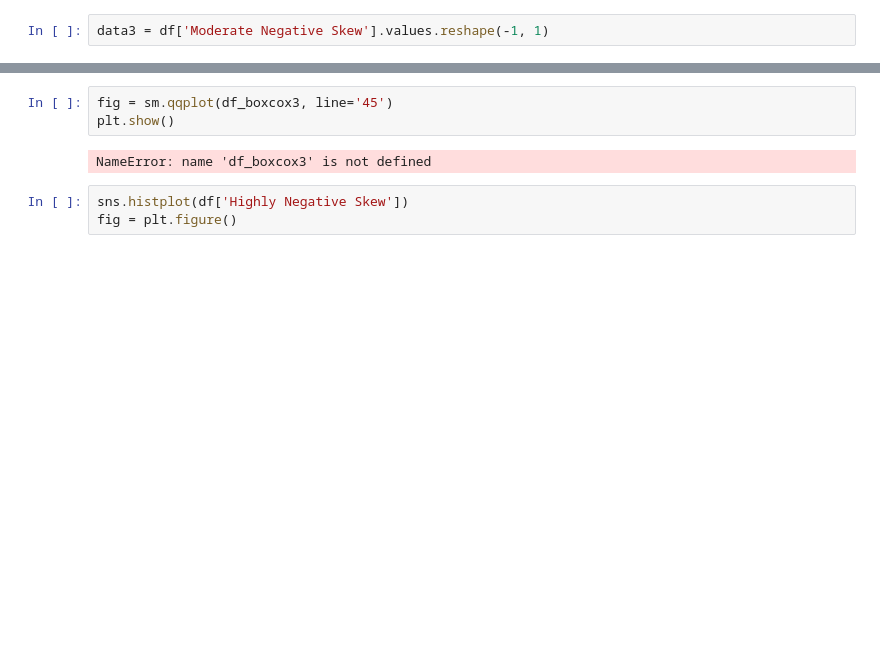
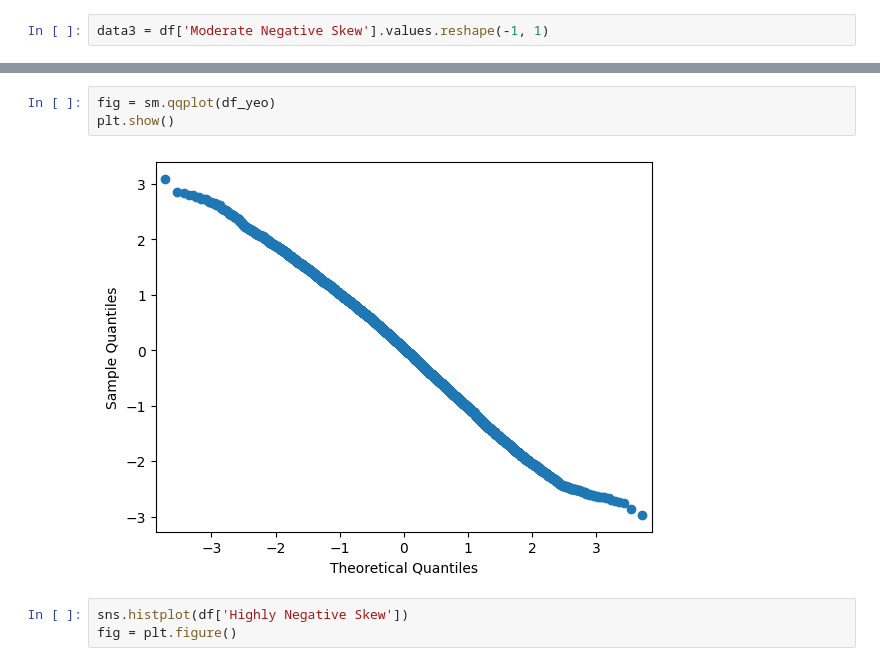
Before and after one commit to Lozol/StartUp_homework, a Jupyter notebook: HW 48.ipynb, the cells around one changed output, grey strips where cells are left out. Cells and saved outputs as stored; diff of their text form; blank space fills up the shorter version.

```diff
--- a/HW 48.ipynb
+++ b/HW 48.ipynb
@@ -178,8 +178,8 @@ NameError: name 'df_boxcox3' is not defined
 # %%
-fig = sm.qqplot(df_boxcox3, line='45')
+fig = sm.qqplot(df_yeo)
 plt.show()
 # %% [output]
-NameError: name 'df_boxcox3' is not defined
+[figure, added]
 # %%
 sns.histplot(df['Highly Negative Skew'])
 fig = plt.figure()
```
Also changed, not shown: parts of 6 cells of this notebook.
